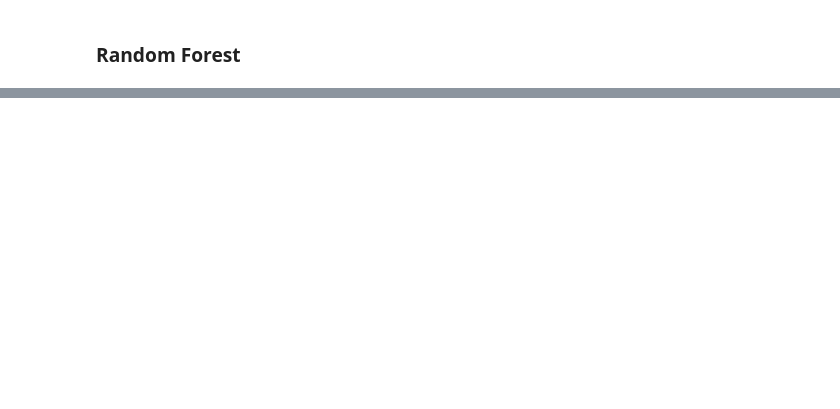
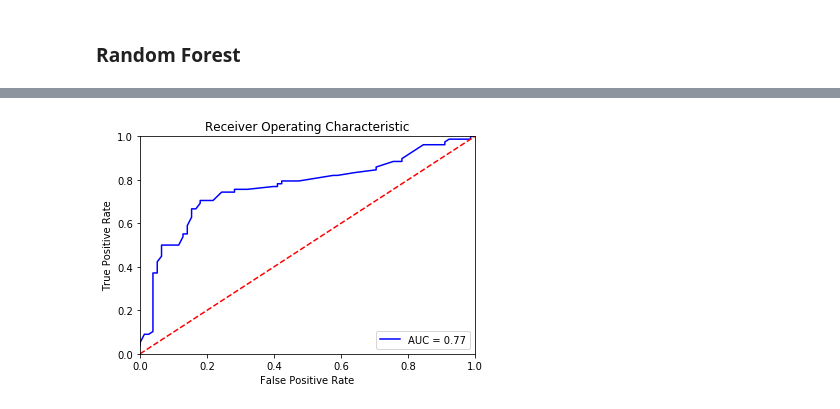
Before and after one commit to scorelab/OpenSNA, a Jupyter notebook: link_prediction/link_prediction.ipynb, the cells around one changed output, grey strips where cells are left out. Saved outputs shown, nothing was run; the diff lists cells and outputs as text; code cells hidden in the pictures; blank space fills up the shorter version.

```diff
--- a/link_prediction/link_prediction.ipynb
+++ b/link_prediction/link_prediction.ipynb
@@ -222,5 +294,6 @@ random_search.fit(feature_values, Y)
 # %%
 pred = cross_val_predict(random_search, feature_values, Y, cv=6)
+pred_proba = cross_val_predict(random_search, feature_values, Y, cv=6, method='predict_proba')
 # %%
 print ("Accuracy:", accuracy_score(Y, pred))
 precision, recall, fscore, support = precision_recall_fscore_support(Y, pred, average='binary')
@@ -229,0 +308,6 @@ print ("f-score:", fscore)
+# %%
+fpr, tpr, threshold = roc_curve(df[["Label"]], pred_proba[:, 1])
+roc_auc = auc(fpr, tpr)
+plot_roc(fpr, tpr, roc_auc)
+# %% [output]
+[figure, added]
```
Also changed, not shown: parts of 16 cells of this notebook, 1 other file.
